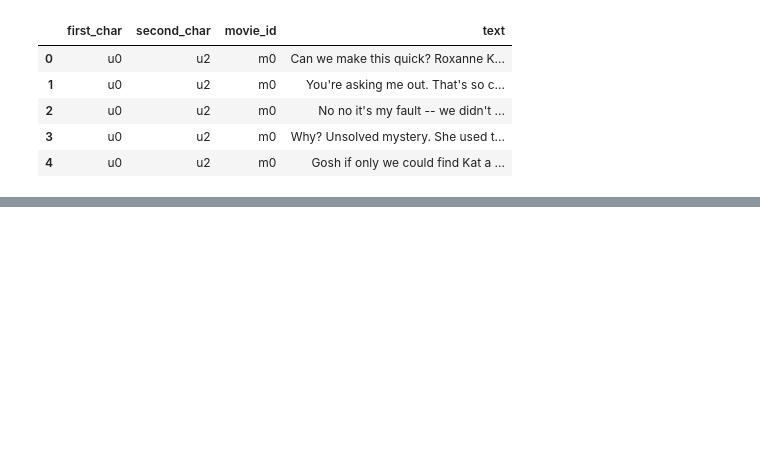
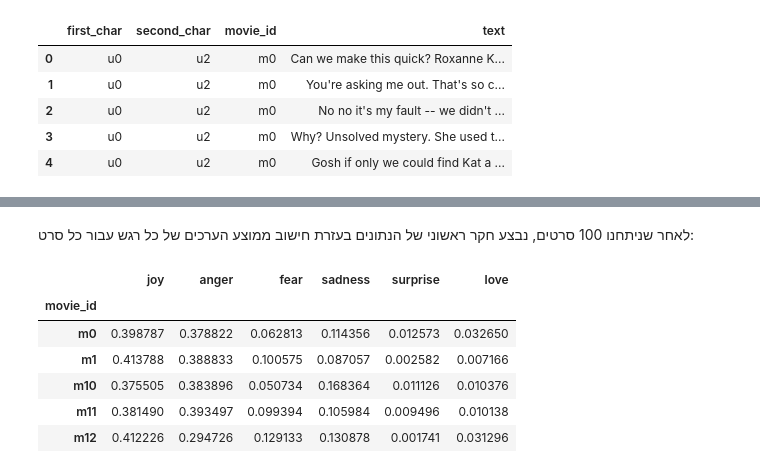
Before and after one commit to eitamyo/ou-workshop-project, a Jupyter notebook: proposal.ipynb, the cells around one changed output, grey strips where cells are left out. Drawn from its saved outputs; the diff is of its cells as text; code cells hidden in the pictures; blank space fills up the shorter version.

```diff
--- a/proposal.ipynb
+++ b/proposal.ipynb
@@ -159,0 +171,14 @@ for i in tqdm(range(100)):
+# %% [markdown]
+לאחר שניתחנו 100 סרטים, נבצע חקר ראשוני של הנתונים בעזרת חישוב ממוצע הערכים של כל רגש עבור כל סרט:
+# %%
+movie_avg_emots = movie_emots.drop(['text'], axis=1).groupby('movie_id').agg(
+        np.average)
+movie_avg_emots.head()
+# %% [output]
+|  | joy | anger | fear | sadness | surprise | love |
+| movie_id |  |  |  |  |  |  |
+| m0 | 0.398787 | 0.378822 | 0.062813 | 0.114356 | 0.012573 | 0.032650 |
+| m1 | 0.413788 | 0.388833 | 0.100575 | 0.087057 | 0.002582 | 0.007166 |
+| m10 | 0.375505 | 0.383896 | 0.050734 | 0.168364 | 0.011126 | 0.010376 |
+| m11 | 0.381490 | 0.393497 | 0.099394 | 0.105984 | 0.009496 | 0.010138 |
+| m12 | 0.412226 | 0.294726 | 0.129133 | 0.130878 | 0.001741 | 0.031296 |
```
Also changed, not shown: parts of 19 cells of this notebook.
